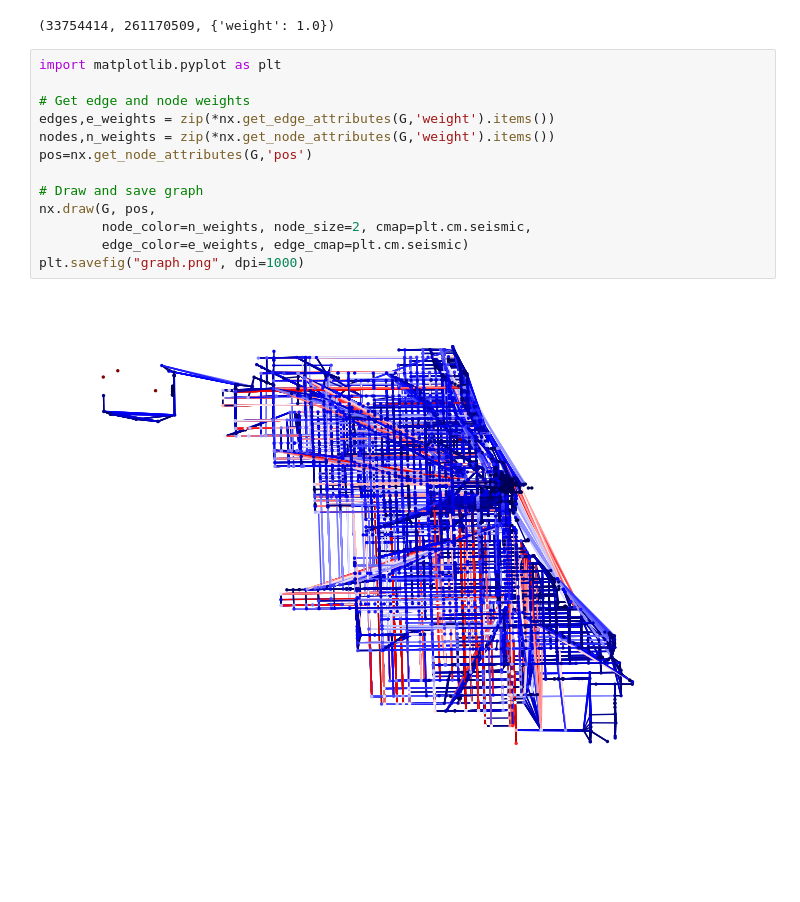
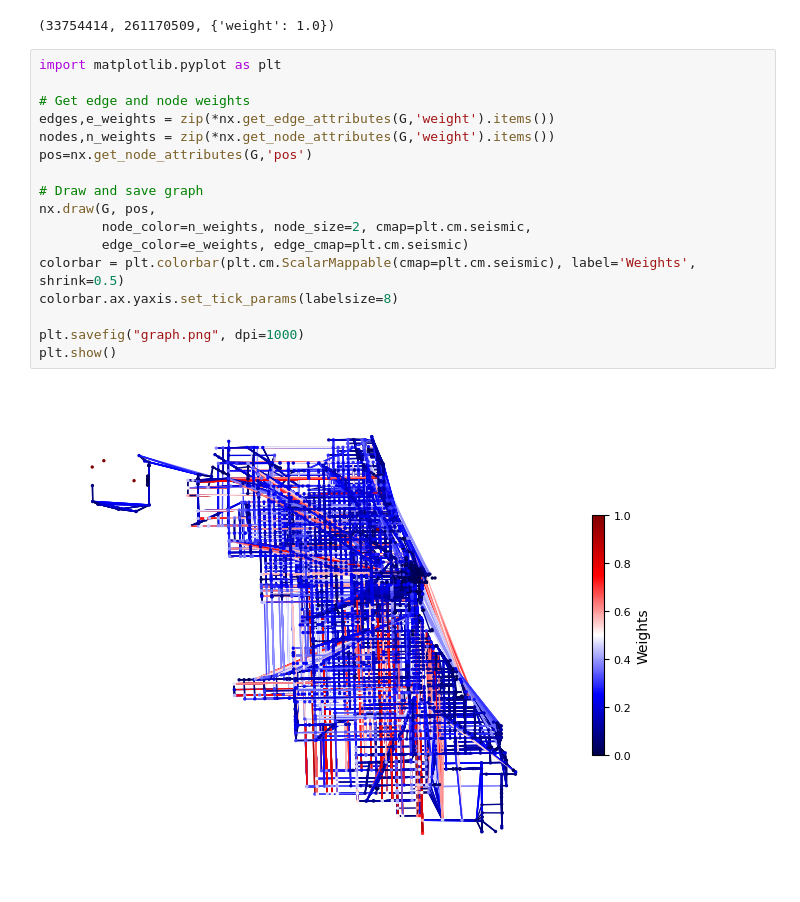
Before and after one commit to BlueOceanWave/CS579-Project-2, a Jupyter notebook: traffic-lights.ipynb, the cells around one changed output. Drawn from its saved outputs; the diff is of its cells as text; blank space fills up the shorter version.

Commit message:
Added Colorbar

```diff
--- a/traffic-lights.ipynb
+++ b/traffic-lights.ipynb
@@ -170,15 +170,19 @@ x[0]
 # %%
 import matplotlib.pyplot as plt
 
 # Get edge and node weights
 edges,e_weights = zip(*nx.get_edge_attributes(G,'weight').items())
 nodes,n_weights = zip(*nx.get_node_attributes(G,'weight').items())
 pos=nx.get_node_attributes(G,'pos')
 
 # Draw and save graph
 nx.draw(G, pos,
         node_color=n_weights, node_size=2, cmap=plt.cm.seismic,
         edge_color=e_weights, edge_cmap=plt.cm.seismic)
+colorbar = plt.colorbar(plt.cm.ScalarMappable(cmap=plt.cm.seismic), label='Weights', shrink=0.5)
+colorbar.ax.yaxis.set_tick_params(labelsize=8)
+
 plt.savefig("graph.png", dpi=1000)
+plt.show()
 # %% [output]
-[figure, old version]
+[figure, new version]
```
Also changed, not shown: 1 other file.
